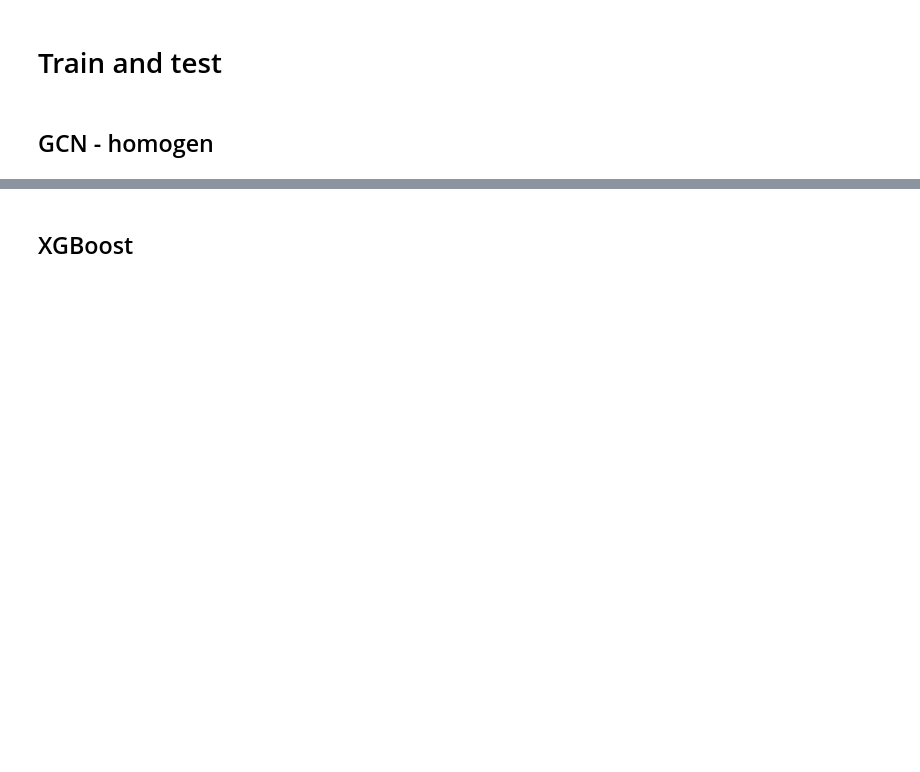
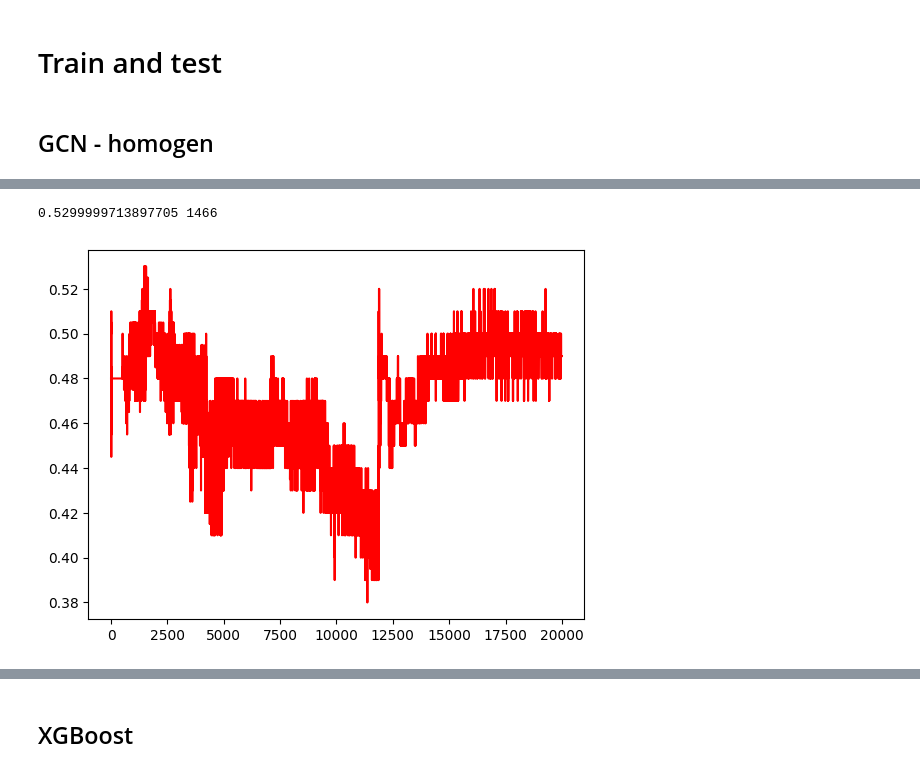
Before and after one commit to JasaZnidar/Predvidenje-zmagovalca-vaterpolo, a Jupyter notebook: Diplomska_naloga.ipynb, the cells around one changed output, grey strips where cells are left out. Drawn from its saved outputs; the diff is of its cells as text; code cells hidden in the pictures; blank space fills up the shorter version.

```diff
--- a/Diplomska_naloga.ipynb
+++ b/Diplomska_naloga.ipynb
@@ -1109,0 +1152,36 @@ plt.show()
+# %%
+# @title GCN homo dual connection - with ties
+set_seed(seed)
+gcn_homo_dual = GCN_Homo([num_playerInMatch_features, num_playerInMatch_features*2, num_playerInMatch_features*2, num_playerInMatch_features], device = device, dropout = 0.0)
+gcn_homo_dual_optimizer = torch.optim.Adam(gcn_homo_dual.parameters(), lr=0.01)
+gcn_homo_dual_crit = torch.nn.CrossEntropyLoss()
+epochs = 20_000
+train_gcn_homo_dual_params = {
+    'x': train_homo_dual_x,
+    'edge_index': train_homo_dual_edge_index,
+    'edge_weight': train_homo_dual_edge_weight
+}
+train_gcn_homo_dual_ground = torch.tensor([classify for classify in train_match_class for _ in range(2)]).to(device)
+test_gcn_homo_dual_params = {
+    'x': test_homo_dual_x,
+    'edge_index': test_homo_dual_edge_index,
+    'edge_weight': test_homo_dual_edge_weight
+}
+test_gcn_homo_dual_ground = torch.tensor([classify for classify in test_match_class for _ in range(2)]).to(device)
+
+test_gcn_homo_dual_acc = []
+
+for _ in range(epochs):
+  train(gcn_homo_dual, gcn_homo_dual_optimizer, gcn_homo_dual_crit, train_gcn_homo_dual_params, train_gcn_homo_dual_ground)
+  test_gcn_homo_dual_acc.append(eval(gcn_homo_dual, test_gcn_homo_dual_params, test_gcn_homo_dual_ground))
+
+print(max(test_gcn_homo_dual_acc), test_gcn_homo_dual_acc.index(max(test_gcn_homo_dual_acc)))
+warnings.filterwarnings("ignore", category=UserWarning, message="No artists with labels found to put in legend")
+
+fig, ax1 = plt.subplots()
+
+ax1.plot(range(epochs), test_gcn_homo_dual_acc, label='Ties', color='red')
+plt.show()
+# %% [output]
+0.5299999713897705 1466
+[figure, added]
```
Also changed, not shown: parts of 8 cells of this notebook.
